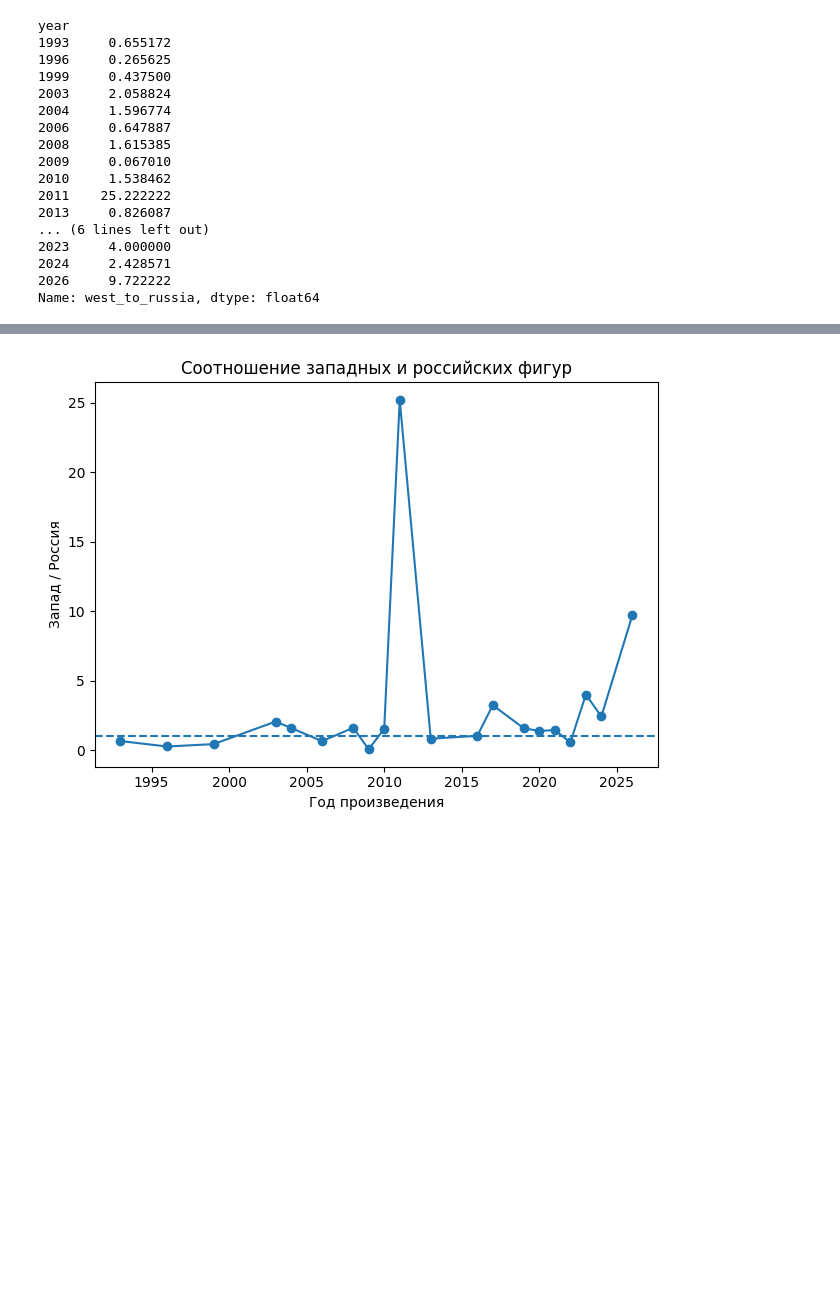
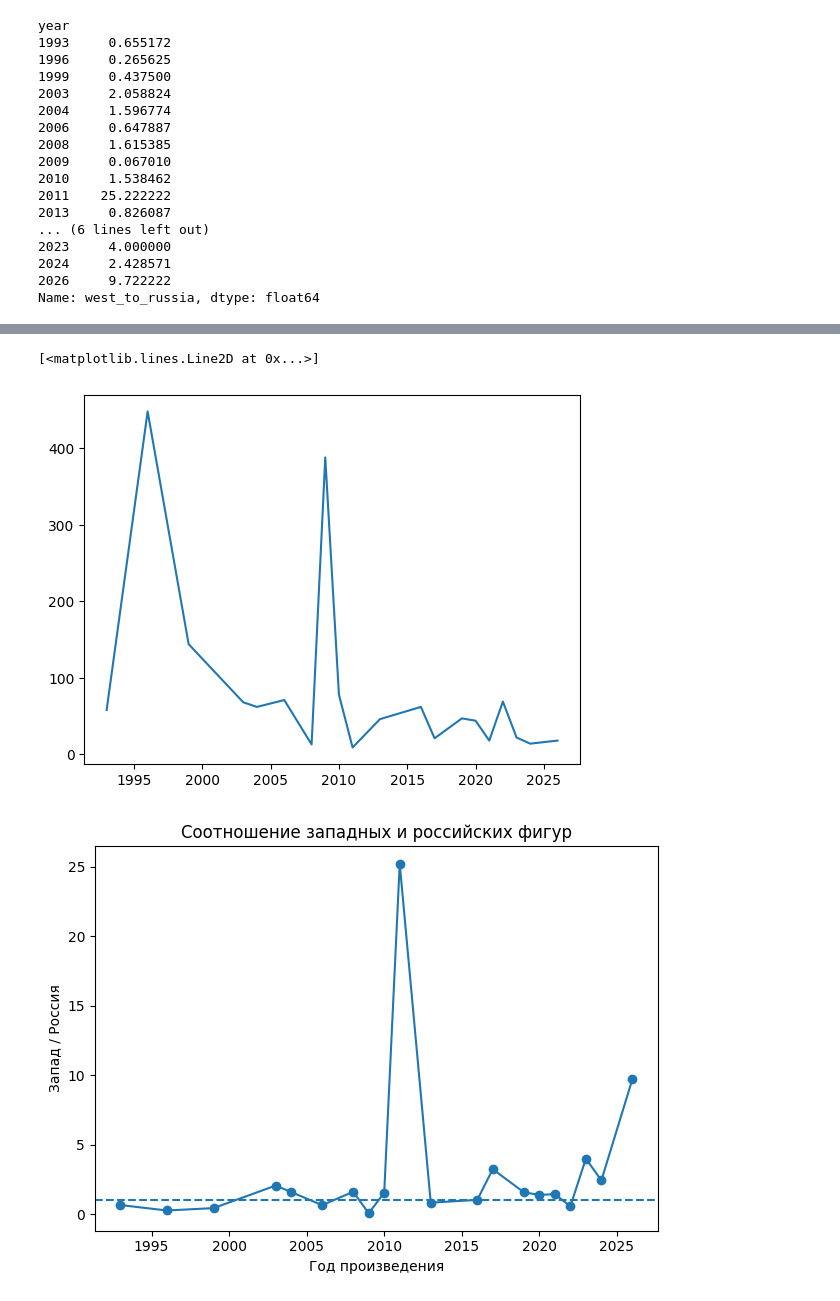
Before and after one commit to rybalkoiv/Pelevin_NER, a Jupyter notebook: analize.ipynb, the cells around one changed output, grey strips where cells are left out. Drawn from its saved outputs; the diff is of its cells as text; code cells hidden in the pictures; blank space fills up the shorter version.

```diff
--- a/analize.ipynb
+++ b/analize.ipynb
@@ -571,3 +687,8 @@ Name: west_to_russia, dtype: float64
+# %%
+plt.plot(pivot["Россия"])
+# %% [output]
+[<matplotlib.lines.Line2D at 0x...>]
+[figure, added]
 # %%
 pivot["west_to_russia"].plot(marker="o")
 
```
Also changed, not shown: parts of 19 cells of this notebook.
